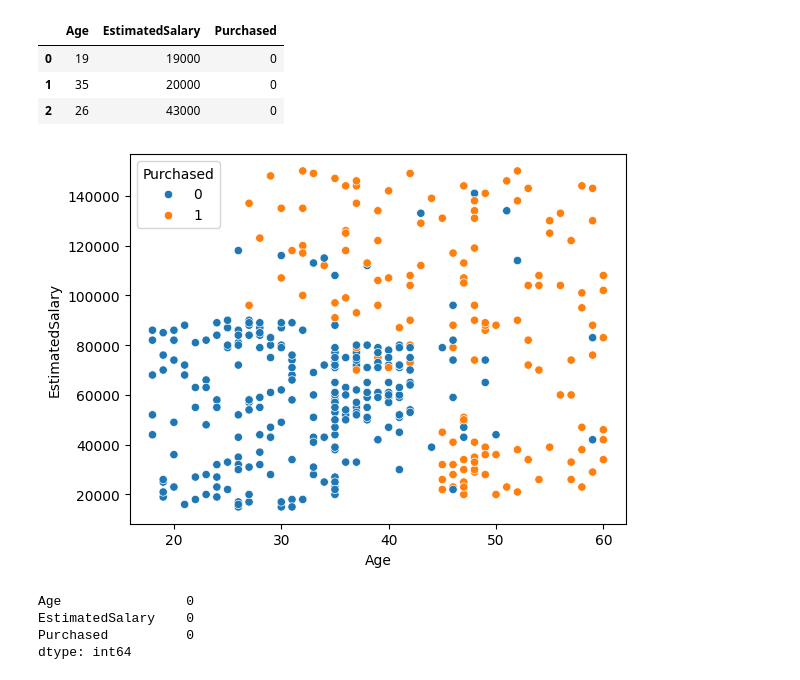
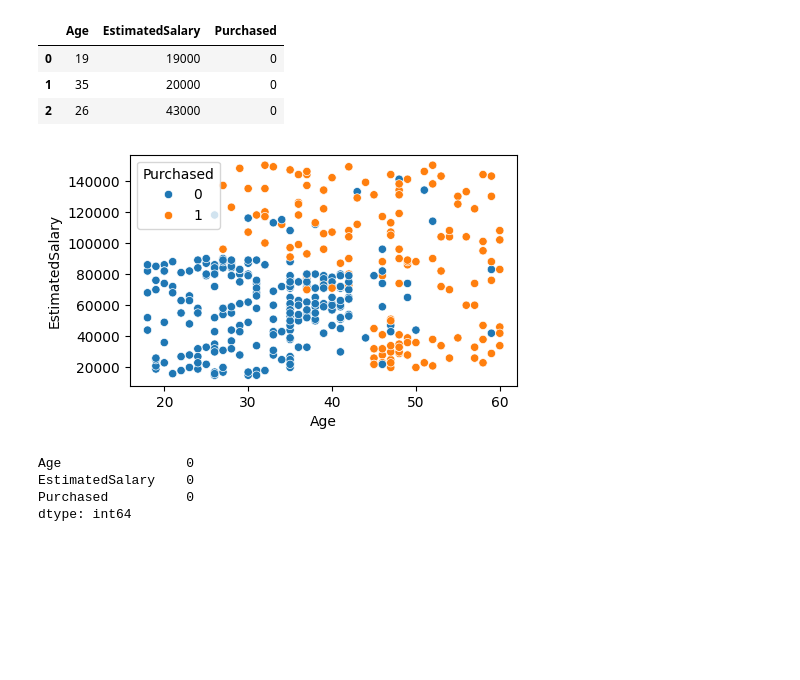
Before and after one commit to UtkarshaChoudhary/ML-Algorithms, a Jupyter notebook: Decision Tree.ipynb, the cells around one changed output. Cells and saved outputs as stored; diff of their text form; code cells hidden in the pictures; blank space fills up the shorter version.

```diff
--- a/Decision Tree.ipynb
+++ b/Decision Tree.ipynb
@@ -29,10 +30,11 @@ data.head(3)
 | 1 | 35 | 20000 | 0 |
 | 2 | 26 | 43000 | 0 |
 # %%
+plt.figure(figsize=(5,3))
 sns.scatterplot(x="Age", y="EstimatedSalary", data=data, hue="Purchased")
 plt.show()
 # %% [output]
-[figure, old version]
+[figure, new version]
 # %%
 data.isnull().sum()
 # %% [output]
```
Also changed, not shown: parts of 20 cells of this notebook.
